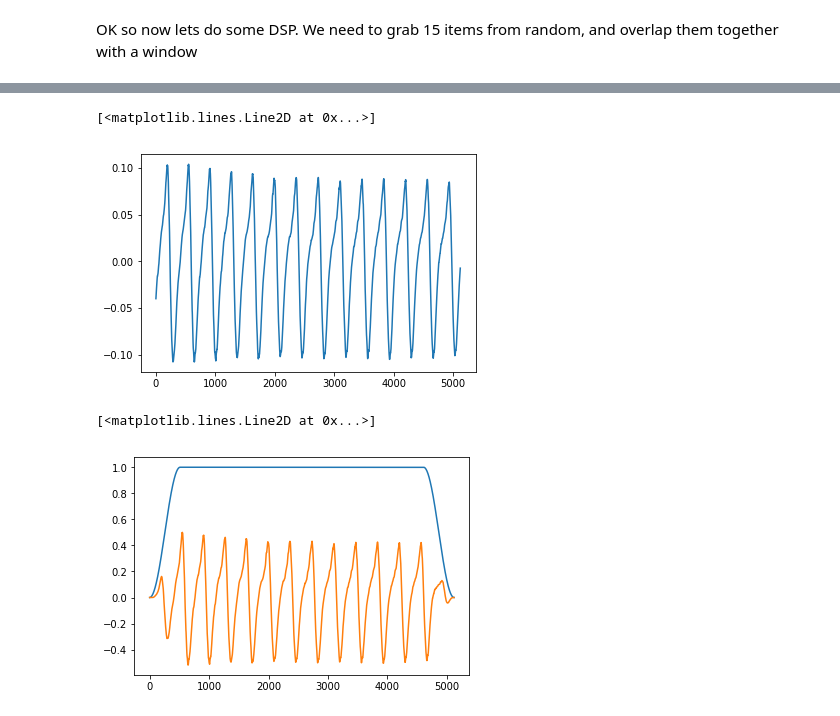
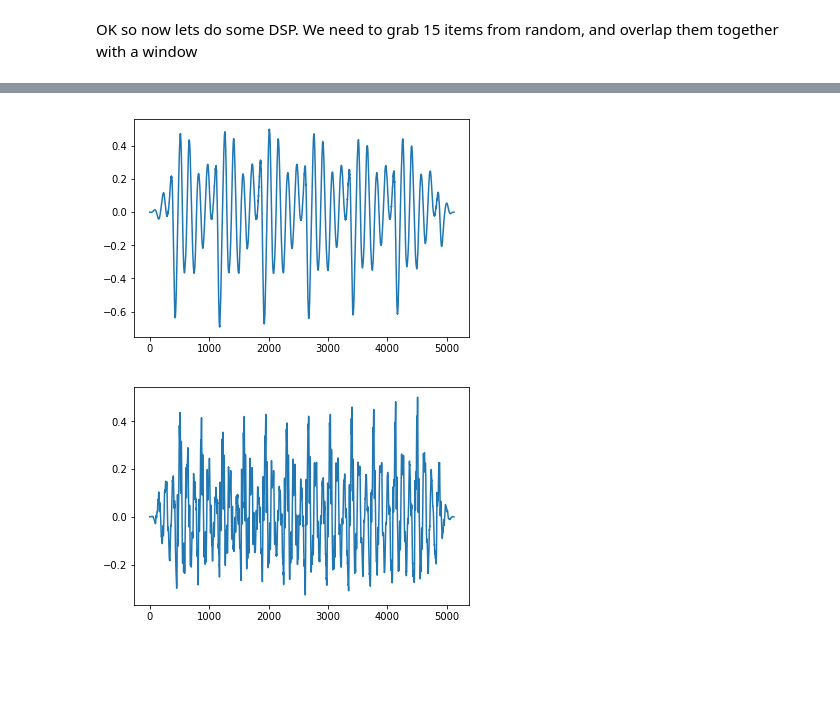
Before and after one commit to baconpaul/disquiet, a Jupyter notebook: disquiet0419/ChoralSynthesis.ipynb, the cells around one changed output, grey strips where cells are left out. Saved outputs shown, nothing was run; the diff lists cells and outputs as text; code cells hidden in the pictures; blank space fills up the shorter version.

```diff
--- a/disquiet0419/ChoralSynthesis.ipynb
+++ b/disquiet0419/ChoralSynthesis.ipynb
@@ -147,8 +148,8 @@ for k in allFileData.keys():
 Alright so now I'm going to see if I can make a middle c (261.63) from this data set in any way. I'll do it by scanning all the fundamentsData lookign for things within +/- 2 of 261.63 and also valid and see how much I get. Then glue together those blocks. For now I'll do it silly and loopwise with no clever vector stuff.
 # %%
 def samplesNearFrequency(target):
-    targetHigh = target * 1.02
-    targetLow = target * 0.98
+    targetHigh = target * 1.03
+    targetLow = target * 0.97
 
     files = []
     samples = {}
@@ -177,9 +178,12 @@ files
  'samarobryn--u.wav',
  'ejkelly-c4-ooh.wav']
 # %%
+def freqForNote(n):
+    return pow( 2.0, (n - 60 ) / 12.0 ) * 261.63
+
 used = {}
 for i in range( 49 ):
-    p = pow( 2.0, i / 12.0 ) * 261.63 / 4
+    p = freqForNote( i + 36 )
     f,s,u = samplesNearFrequency(p)
     print( 60-12-12+i, p, " ", len(f) )
     for e in f:
@@ -221,7 +225,7 @@ nchunks = 10
 chunkWindow = 5
 random.seed(173204)
 obs = []
-for i in range(15):
+for i in range(30):
     obs.append( fl[ random.randint(0,len(fl)) ] )
 obs
 # %% [output]
@@ -243,27 +249,31 @@ obs
 # %%
+def segmentFromFileNonOver( fn, sp ):
+    da = allFileData[fn]
+    start = (sp-chunkWindow) * block_size
+    if( start < 0 ):
+        start = 0
+    end = ( sp + chunkWindow ) * block_size
+    if( end >= len(da)):
+        end = len(da)
+    seg = da[start:end]
+
+    w = scipy.signal.windows.hann(block_size * 2)
+    ws = w[0:block_size]
+    we = w[block_size:]
+    con = np.ones(len(seg)-len(w))
+    r = np.concatenate( [ ws, con, we ] )
+    mv = np.max( r * seg )
+
+    return ( seg, r * seg / ( mv * 2 ), w)
+
 (fn,sp) = obs[0]
-da = allFileData[fn]
-start = (sp-chunkWindow) * block_size
-if( start < 0 ):
-    start = 0
-end = ( sp + chunkWindow ) * block_size
-if( end >= len(da)):
-    end = len(da)
-seg = da[start:end]
-plt.plot(seg)
+(seg,faded,window) = segmentFromFileNonOver( fn, sp )
+plt.plot(faded)
+plt.show();
+(fn,sp) = obs[1]
+(seg,faded,window) = segmentFromFileNonOver( fn, sp )
+plt.plot(faded)
+plt.show();
 # %% [output]
-[<matplotlib.lines.Line2D at 0x...>]
-[figure, old version]
+[figure, new version]
+[figure, added]
-# %%
-w = scipy.signal.windows.hann(block_size * 2)
-ws = w[0:block_size]
-we = w[block_size:]
-con = np.ones(len(seg)-len(w))
-r = np.concatenate( [ ws, con, we ] )
-mv = np.max( r * seg )
-
-plt.plot(r)
-plt.plot( r * seg  / ( mv * 2 ))
-# %% [output]
-[<matplotlib.lines.Line2D at 0x...>]
-[figure, removed]
```
Also changed, not shown: parts of 7 cells of this notebook.
